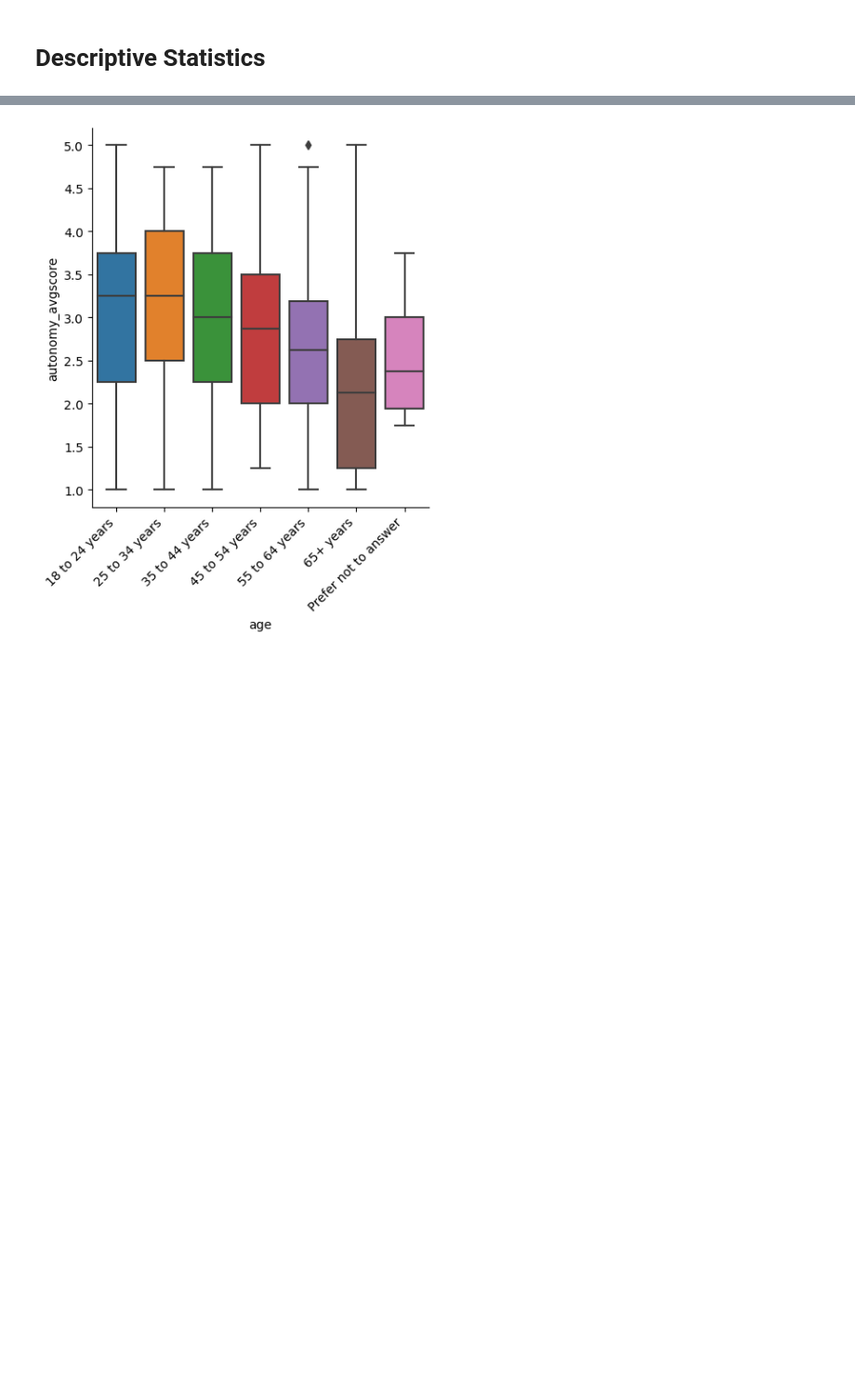
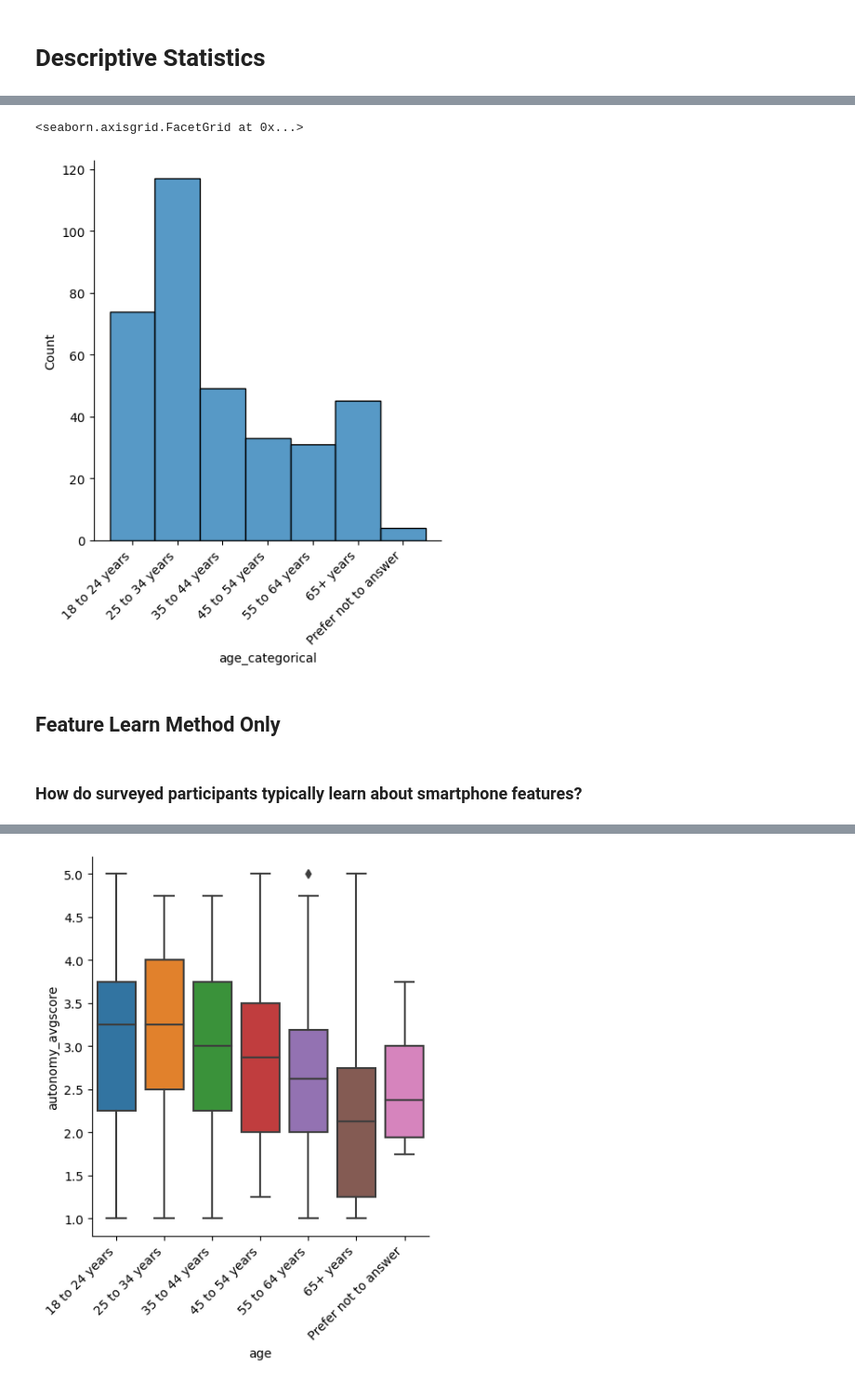
Before and after one commit to smc395/smartphone-wellbeing-study, a Jupyter notebook: analysis.ipynb, the cells around one changed output, grey strips where cells are left out. Shown at 93% size. Drawn from its saved outputs; the diff is of its cells as text; code cells hidden in the pictures; blank space fills up the shorter version.

```diff
--- a/analysis.ipynb
+++ b/analysis.ipynb
@@ -114,0 +121,6 @@ Index(['ID', 'response_timestamp', 'age', 'feature_learn_method',
+# %%
+# Helper function to create a basic seaborn displot historgram for a column
+def create_displot_from_column(column_x_value):
+    displot = sns.displot(data=df, x=column_x_value)
+    displot.set_xticklabels(rotation=45, ha='right')
+    return displot
@@ -163,0 +158,11 @@ age_order_list = ['18 to 24 years', '25 to 34 years', '35 to 44 years', '45 to 5
+# %%
+create_displot_from_column('age_categorical')
+#age_displot = sns.displot(data=df, x='age_categorical')
+#age_displot.set_xticklabels(rotation=45, ha='right')
+# %% [output]
+<seaborn.axisgrid.FacetGrid at 0x...>
+[figure, added]
+# %% [markdown]
+## Feature Learn Method Only
+# %% [markdown]
+### How do surveyed participants typically learn about smartphone features?
```
Also changed, not shown: parts of 45 cells of this notebook.
